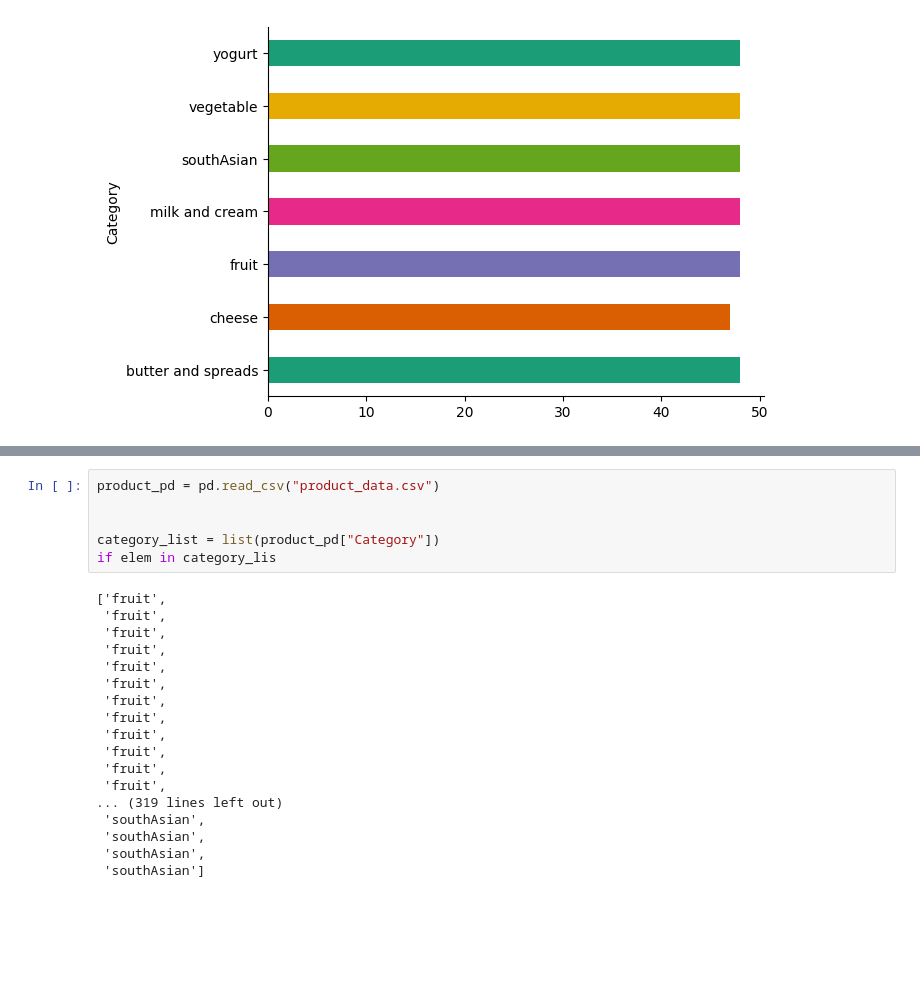
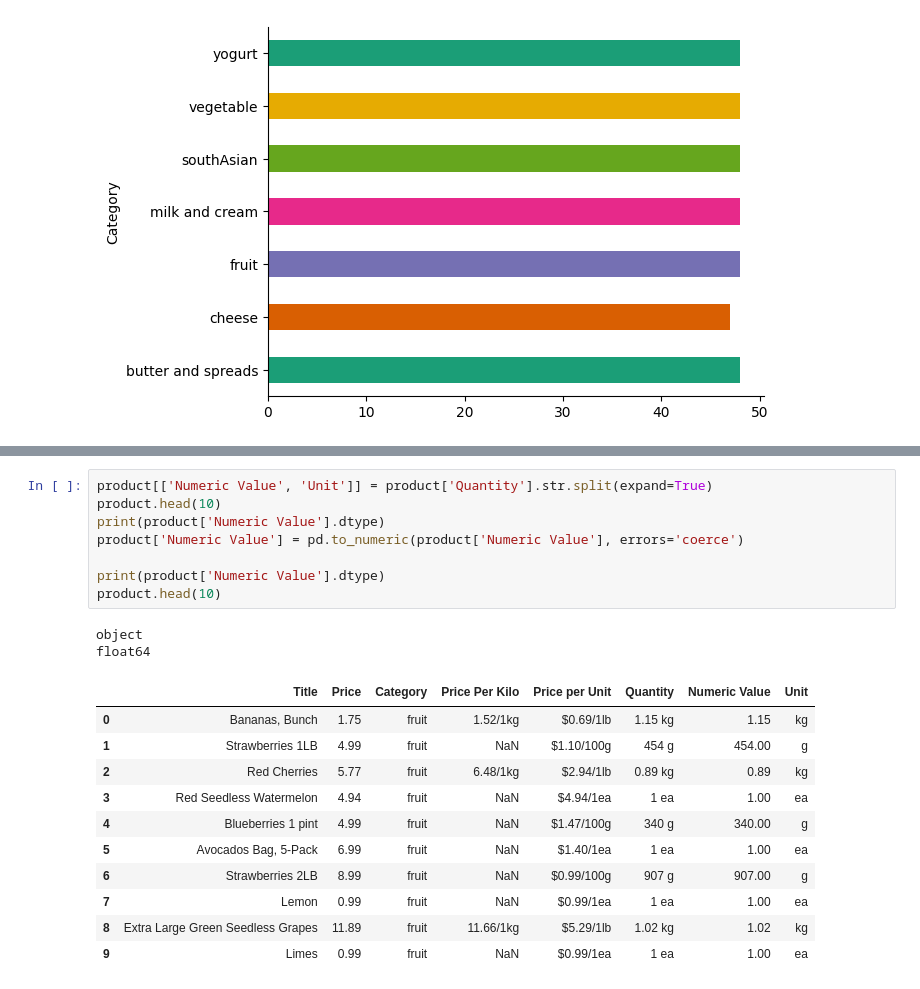
Before and after one commit to ChenyiAXu/FinalProjectAI4Good, a Jupyter notebook: Data Processing/finalProject_data_processing.ipynb, the cells around one changed output, grey strips where cells are left out. Drawn from its saved outputs; the diff is of its cells as text; blank space fills up the shorter version.

```diff
--- a/Data Processing/finalProject_data_processing.ipynb
+++ b/Data Processing/finalProject_data_processing.ipynb
@@ -105,24 +105,22 @@ plt.show()
-# %%
-product_pd = pd.read_csv("product_data.csv")
-
-
-category_list = list(product_pd["Category"])
-if elem in category_lis
-# %% [output]
-['fruit',
- 'fruit',
- 'fruit',
- 'fruit',
- 'fruit',
- 'fruit',
- 'fruit',
- 'fruit',
- 'fruit',
- 'fruit',
- 'fruit',
- 'fruit',
-... (319 lines left out)
- 'southAsian',
- 'southAsian',
- 'southAsian',
- 'southAsian']
+# %%
+product[['Numeric Value', 'Unit']] = product['Quantity'].str.split(expand=True)
+product.head(10)
+print(product['Numeric Value'].dtype)
+product['Numeric Value'] = pd.to_numeric(product['Numeric Value'], errors='coerce')
+
+print(product['Numeric Value'].dtype)
+product.head(10)
+# %% [output]
+object
+float64
+|  | Title | Price | Category | Price Per Kilo | Price per Unit | Quantity | Numeric Value | Unit |
+| 0 | Bananas, Bunch | 1.75 | fruit | 1.52/1kg | $0.69/1lb | 1.15 kg | 1.15 | kg |
+| 1 | Strawberries 1LB | 4.99 | fruit | NaN | $1.10/100g | 454 g | 454.00 | g |
+| 2 | Red Cherries | 5.77 | fruit | 6.48/1kg | $2.94/1lb | 0.89 kg | 0.89 | kg |
+| 3 | Red Seedless Watermelon | 4.94 | fruit | NaN | $4.94/1ea | 1 ea | 1.00 | ea |
+| 4 | Blueberries 1 pint | 4.99 | fruit | NaN | $1.47/100g | 340 g | 340.00 | g |
+| 5 | Avocados Bag, 5-Pack | 6.99 | fruit | NaN | $1.40/1ea | 1 ea | 1.00 | ea |
+| 6 | Strawberries 2LB | 8.99 | fruit | NaN | $0.99/100g | 907 g | 907.00 | g |
+| 7 | Lemon | 0.99 | fruit | NaN | $0.99/1ea | 1 ea | 1.00 | ea |
+| 8 | Extra Large Green Seedless Grapes | 11.89 | fruit | 11.66/1kg | $5.29/1lb | 1.02 kg | 1.02 | kg |
+| 9 | Limes | 0.99 | fruit | NaN | $0.99/1ea | 1 ea | 1.00 | ea |
```
Also changed, not shown: parts of 2 cells of this notebook.
